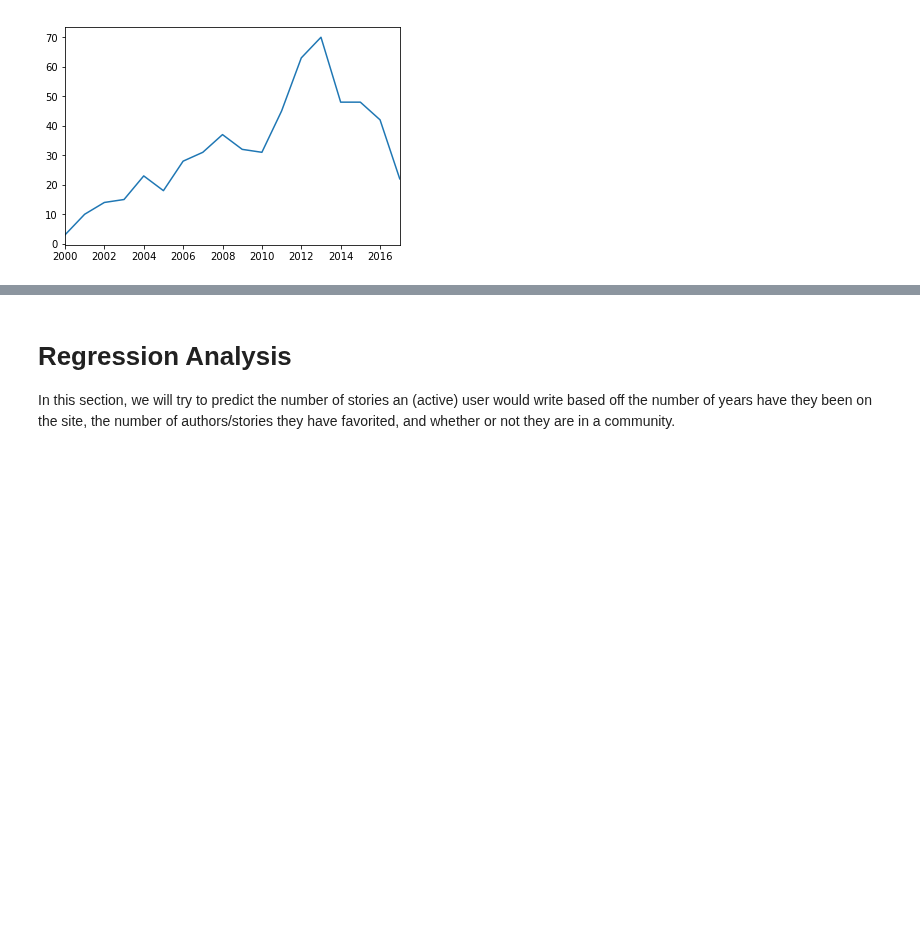
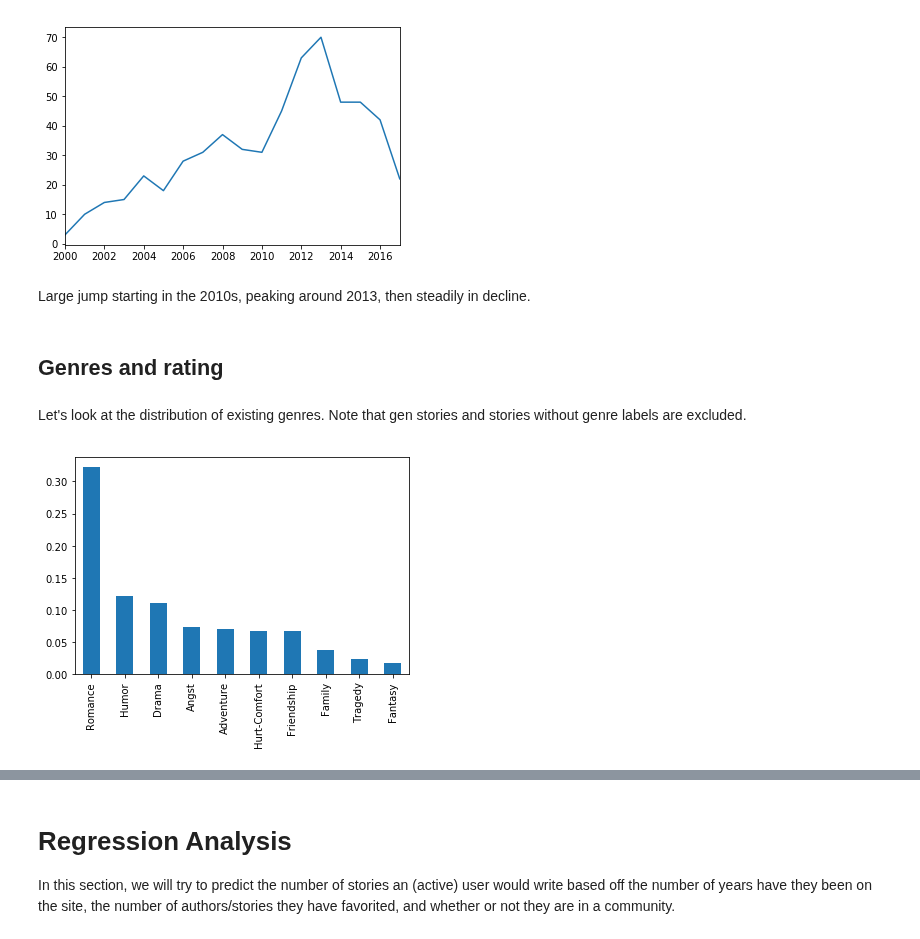
Before and after one commit to lily-tian/fanfictionstatistics, a Jupyter notebook: story_analysis.ipynb, the cells around one changed output, grey strips where cells are left out. Cells and saved outputs as stored; diff of their text form; code cells hidden in the pictures; blank space fills up the shorter version.

```diff
--- a/story_analysis.ipynb
+++ b/story_analysis.ipynb
@@ -36,3 +43,26 @@ entry.plot()
 plt.show()
 # %% [output]
 [figure]
+# %% [markdown]
+Large jump starting in the 2010s, peaking around 2013, then steadily in decline.
+# %% [markdown]
+## Genres and rating
+# %% [markdown]
+Let's look at the distribution of existing genres. Note that gen stories and stories without genre labels are excluded.
+# %%
+# examines top genres individually
+df_online['genre'] = [re.sub('Hurt/Comfort', 'Hurt-Comfort', row)
+                      for row in df_online['genre']]
+df_online['genre'] = [re.sub(' ', '', row)
+                      for row in df_online['genre']]
+genres = df_online.loc[df.genre != 'NA', 'genre']
+genres = [row.split('/') for row in genres]
+genres = [item for sublist in genres for item in sublist]
+
+genres = pd.Series(genres).value_counts()
+(genres[0:10]/np.sum(genres)).plot.bar()
+plt.xticks(rotation=90)
+
+plt.show()
+# %% [output]
+[figure, added]
```
Also changed, not shown: parts of 26 cells of this notebook, 3 other files.
